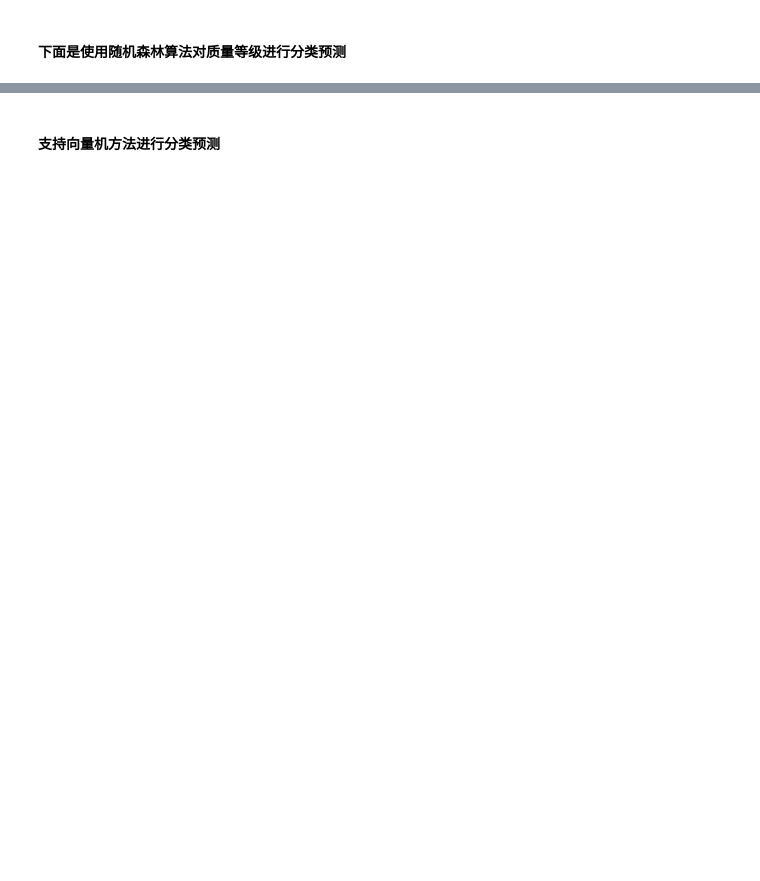
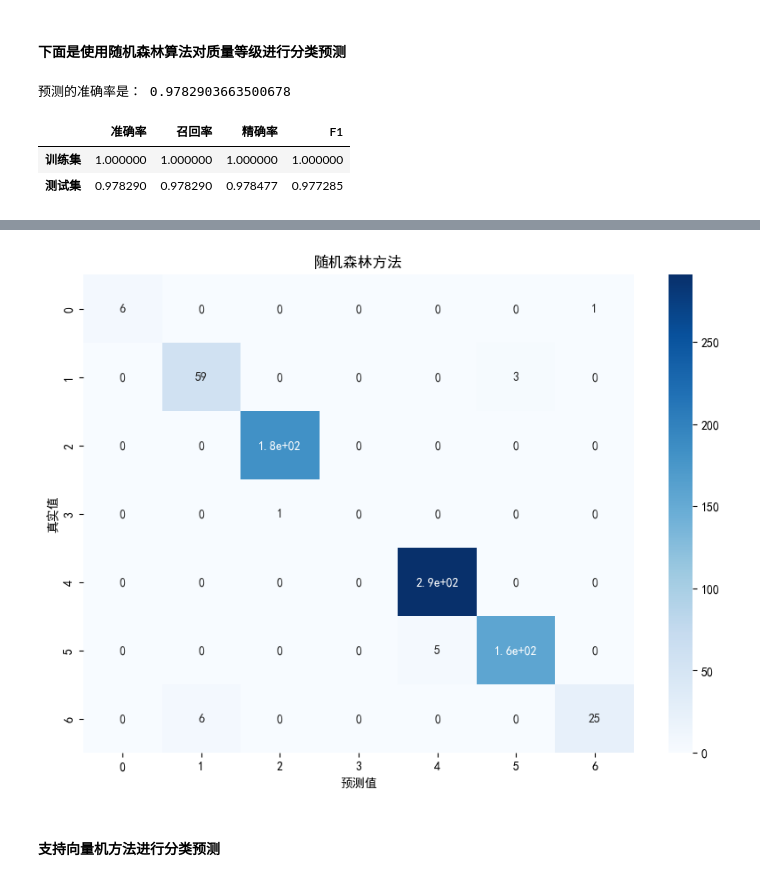
Before and after one commit to looechao/AQI-ML-Python, a Jupyter notebook: test.ipynb, the cells around one changed output, grey strips where cells are left out. Cells and saved outputs as stored; diff of their text form; code cells hidden in the pictures; blank space fills up the shorter version.

```diff
--- a/test.ipynb
+++ b/test.ipynb
@@ -193,7 +316,7 @@ predicted_proba = classifier.predict_proba(X_test)
 cm = confusion_matrix(y_test, predictions)
 plt.figure(figsize=(10, 7))
 sns.heatmap(cm, annot = True, cmap = 'Blues')
-plt.title('混淆矩阵热力图')
+plt.title('随机森林方法')
 plt.xlabel('预测值')
 plt.ylabel('真实值')
 
@@ -233,11 +356,16 @@ class_list = classifier.classes_
 for i, quality_level in enumerate(class_list):
     results[f'{quality_level}预测概率'] = predicted_proba[:, i]
 
-# 使用 .head() 方法获取前100条数据
-results_head = results.head(100)
+# 使用 .head() 方法获取前20条数据
+results_head = results.head(20)
 
 # 设置数据显示为居中格式
 results_styler = results_head.style.set_properties(**{'text-align': 'center'})
 
 # 显示居中对齐的前100条数据
 display(results_styler)
+# %% [output]
+预测的准确率是： 0.9782903663500678
+|  | 准确率 | 召回率 | 精确率 | F1 |
+| 训练集 | 1.000000 | 1.000000 | 1.000000 | 1.000000 |
+| 测试集 | 0.978290 | 0.978290 | 0.978477 | 0.977285 |
@@ -244,3 +389,4 @@ display(results_styler)
+[figure, added]
 # %% [markdown]
 #### 支持向量机方法进行分类预测
 # %%
```
Also changed, not shown: parts of 10 cells of this notebook, 3 other files.
